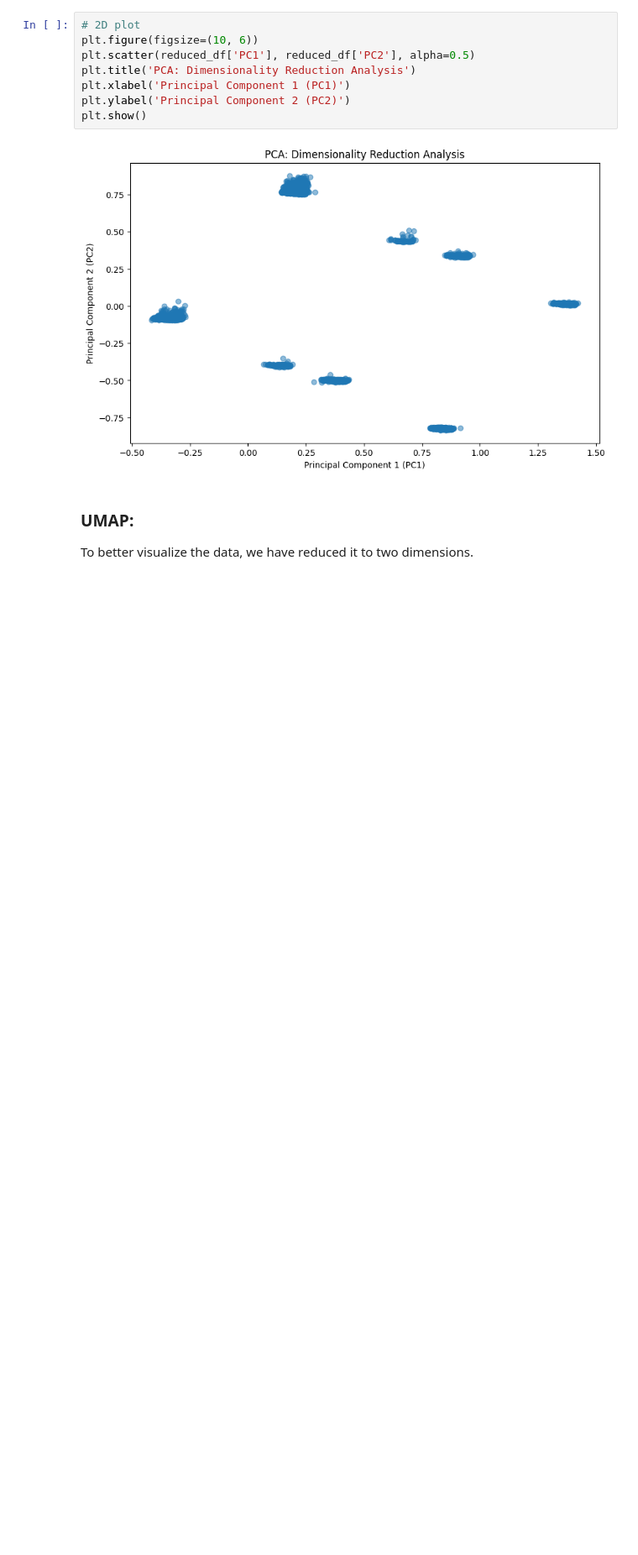
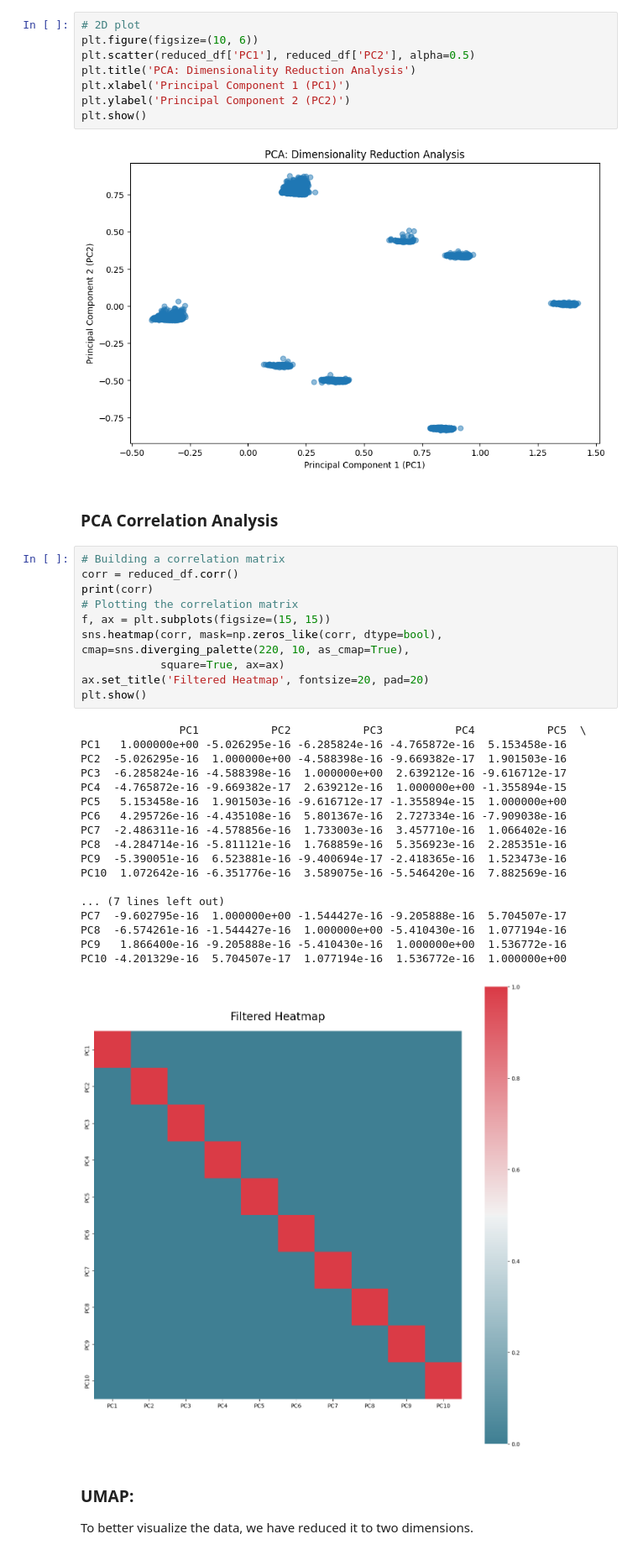
Before and after one commit to logancorrea/COMP-5360---Final-Project, a Jupyter notebook: PCA.ipynb, the cells around one changed output. Shown at 84% size. Drawn from its saved outputs; the diff is of its cells as text; blank space fills up the shorter version.

```diff
--- a/PCA.ipynb
+++ b/PCA.ipynb
@@ -190,6 +192,37 @@ plt.ylabel('Principal Component 2 (PC2)')
 plt.show()
 # %% [output]
 [figure]
+# %% [markdown]
+### PCA Correlation Analysis
+# %%
+# Building a correlation matrix
+corr = reduced_df.corr()
+print(corr)
+# Plotting the correlation matrix
+f, ax = plt.subplots(figsize=(15, 15))
+sns.heatmap(corr, mask=np.zeros_like(corr, dtype=bool), cmap=sns.diverging_palette(220, 10, as_cmap=True),
+            square=True, ax=ax)
+ax.set_title('Filtered Heatmap', fontsize=20, pad=20)
+plt.show()
+# %% [output]
+               PC1           PC2           PC3           PC4           PC5  \
+PC1   1.000000e+00 -5.026295e-16 -6.285824e-16 -4.765872e-16  5.153458e-16
+PC2  -5.026295e-16  1.000000e+00 -4.588398e-16 -9.669382e-17  1.901503e-16
+PC3  -6.285824e-16 -4.588398e-16  1.000000e+00  2.639212e-16 -9.616712e-17
+PC4  -4.765872e-16 -9.669382e-17  2.639212e-16  1.000000e+00 -1.355894e-15
+PC5   5.153458e-16  1.901503e-16 -9.616712e-17 -1.355894e-15  1.000000e+00
+PC6   4.295726e-16 -4.435108e-16  5.801367e-16  2.727334e-16 -7.909038e-16
+PC7  -2.486311e-16 -4.578856e-16  1.733003e-16  3.457710e-16  1.066402e-16
+PC8  -4.284714e-16 -5.811121e-16  1.768859e-16  5.356923e-16  2.285351e-16
+PC9  -5.390051e-16  6.523881e-16 -9.400694e-17 -2.418365e-16  1.523473e-16
+PC10  1.072642e-16 -6.351776e-16  3.589075e-16 -5.546420e-16  7.882569e-16
+
+... (7 lines left out)
+PC7  -9.602795e-16  1.000000e+00 -1.544427e-16 -9.205888e-16  5.704507e-17
+PC8  -6.574261e-16 -1.544427e-16  1.000000e+00 -5.410430e-16  1.077194e-16
+PC9   1.866400e-16 -9.205888e-16 -5.410430e-16  1.000000e+00  1.536772e-16
+PC10 -4.201329e-16  5.704507e-17  1.077194e-16  1.536772e-16  1.000000e+00
+[figure, added]
 # %% [markdown]
 ### UMAP:
 To better visualize the data, we have reduced it to two dimensions.
```
Also changed, not shown: parts of 3 cells of this notebook.
